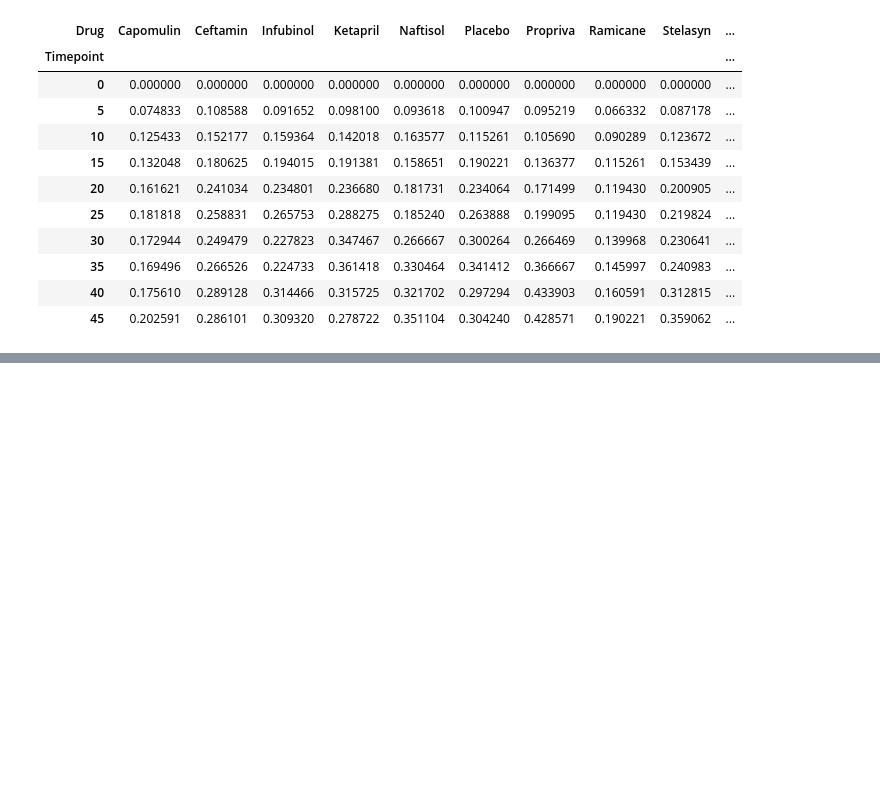
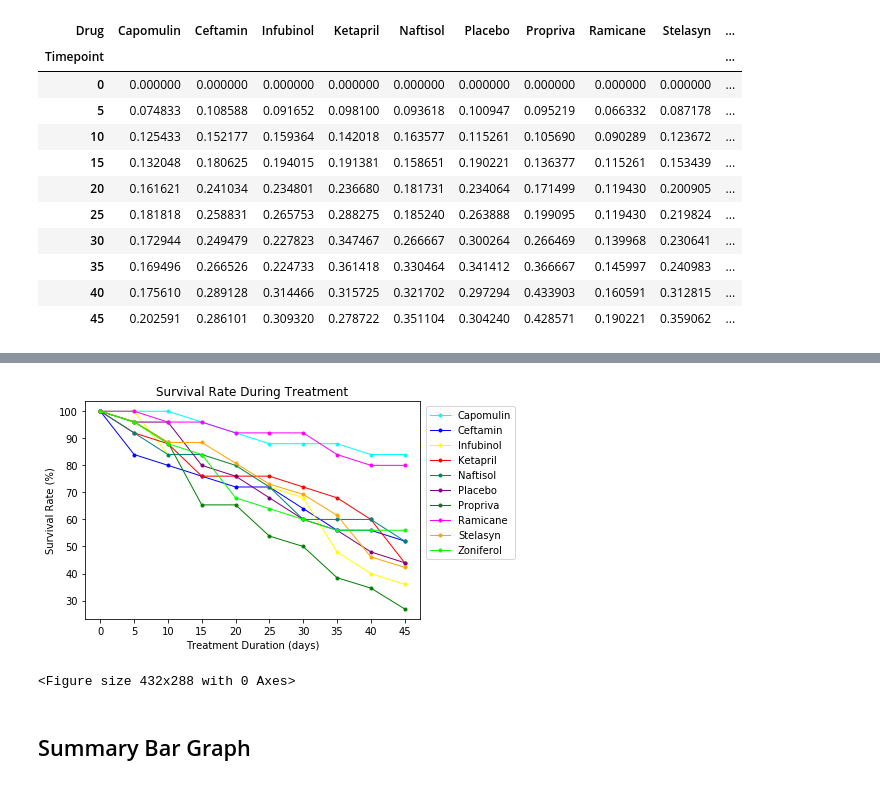
Before and after one commit to michellebrucato/Matplotlib_Challenge, a Jupyter notebook: Pymaceuticals/Pymaceuticals_Brucato.ipynb, the cells around one changed output, grey strips where cells are left out. Saved outputs shown, nothing was run; the diff lists cells and outputs as text; code cells hidden in the pictures; blank space fills up the shorter version.

```diff
--- a/Pymaceuticals/Pymaceuticals_Brucato.ipynb
+++ b/Pymaceuticals/Pymaceuticals_Brucato.ipynb
@@ -215,0 +219,10 @@ drug_table
+# %%
+# Store the Count of Mice Grouped by Drug and Timepoint
+# mice_count_df2 represents survival over treatment duration
+
+mice_count = merged_df.groupby(["Drug", "Timepoint"])["Mouse ID"].count()
+mice_count_df = pd.DataFrame({"Mouse ID": mice_count}).reset_index()
+mice_count_df
+
+mice_count_df2 = mice_count_df.pivot(index="Timepoint", columns="Drug")["Mouse ID"]
+mice_count_df2
@@ -215,0 +242,40 @@ drug_table
+# %%
+# get survival % of mice per drug
+survival_rate = round(mice_count_df2/(mice_count_df2.iloc[0])*100, 2)
+survival_rate
+
+# plot the survival % of mice per drug
+plt.plot(survival_rate.index, survival_rate["Capomulin"],
+             color="cyan", linewidth=1, marker="o", markersize=3, label="Capomulin")
+plt.plot(survival_rate.index, survival_rate["Ceftamin"],
+             color="b", linewidth=1, marker="o", markersize=3, label="Ceftamin")
+plt.plot(survival_rate.index, survival_rate["Infubinol"],
+             color="yellow", linewidth=1, marker="o", markersize=3, label="Infubinol")
+plt.plot(survival_rate.index, survival_rate["Ketapril"],
+             color="r", linewidth=1, marker="o", markersize=3, label="Ketapril")
+plt.plot(survival_rate.index, survival_rate["Naftisol"],
+             color="teal", linewidth=1, marker="o", markersize=3, label="Naftisol")
+plt.plot(survival_rate.index, survival_rate["Placebo"],
+             color="purple", linewidth=1, marker="o", markersize=3, label="Placebo")
+plt.plot(survival_rate.index, survival_rate["Propriva"],
+             color="g", linewidth=1, marker="o", markersize=3, label="Propriva")
+plt.plot(survival_rate.index, survival_rate["Ramicane"],
+             color="magenta", linewidth=1, marker="o", markersize=3, label="Ramicane")
+plt.plot(survival_rate.index, survival_rate["Stelasyn"],
+             color="orange", linewidth=1, marker="o", markersize=3, label="Stelasyn")
+plt.plot(survival_rate.index, survival_rate["Zoniferol"],
+             color="lime", linewidth=1, marker="o", markersize=3, label="Zoniferol")
+
+# Add some style
+plt.title("Survival Rate During Treatment")
+plt.xlabel("Treatment Duration (days)")
+plt.ylabel("Survival Rate (%)")
+plt.xticks(np.arange(0, 50, 5))
+plt.legend(loc="upper right", bbox_to_anchor=(1.3,1))
+plt.show()
+plt.savefig("Survival_Rate.png")
+# %% [output]
+[figure, added]
+<Figure size 432x288 with 0 Axes>
+# %% [markdown]
+## Summary Bar Graph
```
Also changed, not shown: parts of 9 cells of this notebook, 1 other file.
